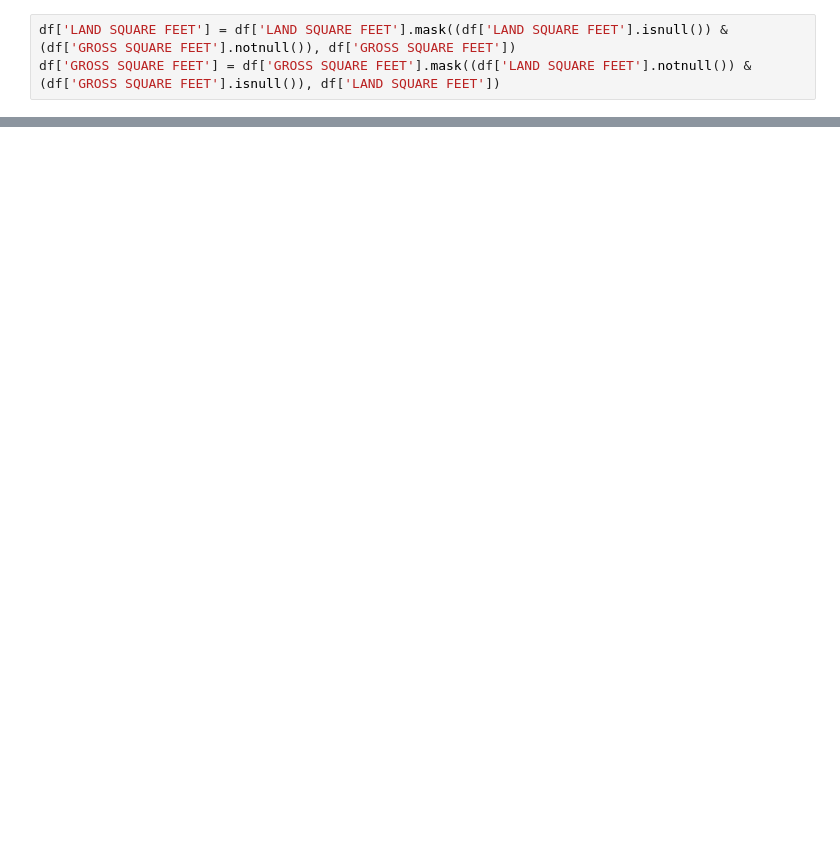
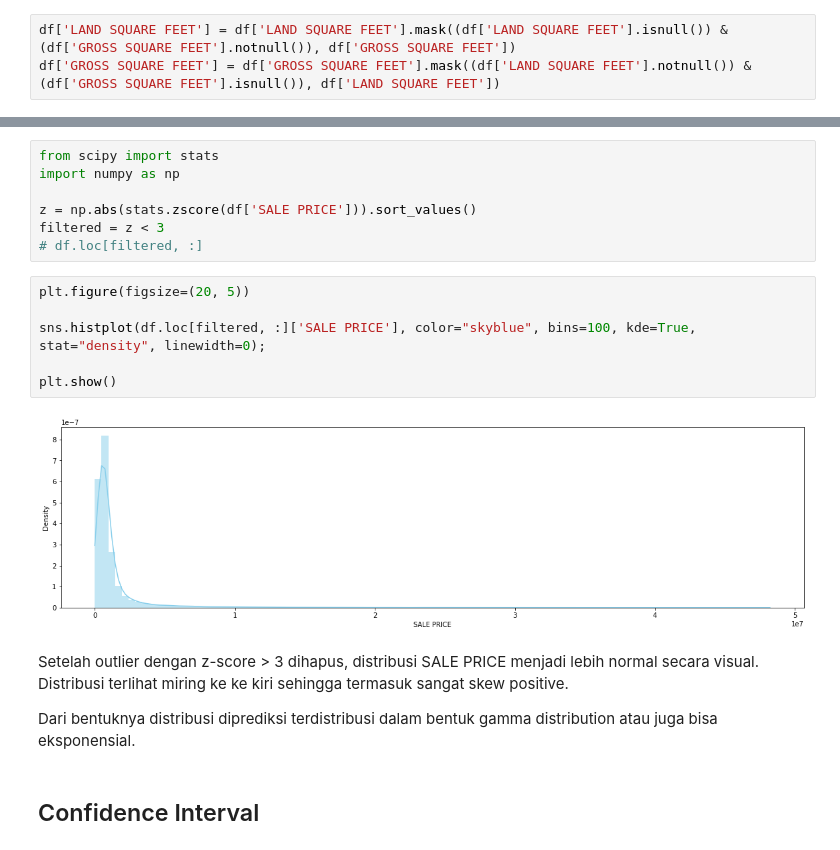
Before and after one commit to aufaf29/property-sales-statistical-analysis, a Jupyter notebook: PYTN_Assgn_2_076_Aufa Fadhlurohman.ipynb, the cells around one changed output, grey strips where cells are left out. Saved outputs shown, nothing was run; the diff lists cells and outputs as text; blank space fills up the shorter version.

```diff
--- a/PYTN_Assgn_2_076_Aufa Fadhlurohman.ipynb
+++ b/PYTN_Assgn_2_076_Aufa Fadhlurohman.ipynb
@@ -300,0 +411,21 @@ Your conclusion below are graded. (1 Points)
+# %%
+from scipy import stats
+import numpy as np
+
+z = np.abs(stats.zscore(df['SALE PRICE'])).sort_values()
+filtered = z < 3
+# df.loc[filtered, :]
+# %%
+plt.figure(figsize=(20, 5))
+
+sns.histplot(df.loc[filtered, :]['SALE PRICE'], color="skyblue", bins=100, kde=True, stat="density", linewidth=0);
+
+plt.show()
+# %% [output]
+[figure, added]
+# %% [markdown]
+Setelah outlier dengan z-score > 3 dihapus, distribusi SALE PRICE menjadi lebih normal secara visual. Distribusi terlihat miring ke ke kiri sehingga termasuk sangat skew positive.
+
+Dari bentuknya distribusi diprediksi terdistribusi dalam bentuk gamma distribution atau juga bisa eksponensial.
+# %% [markdown]
+## Confidence Interval
```
Also changed, not shown: parts of 134 cells of this notebook.
